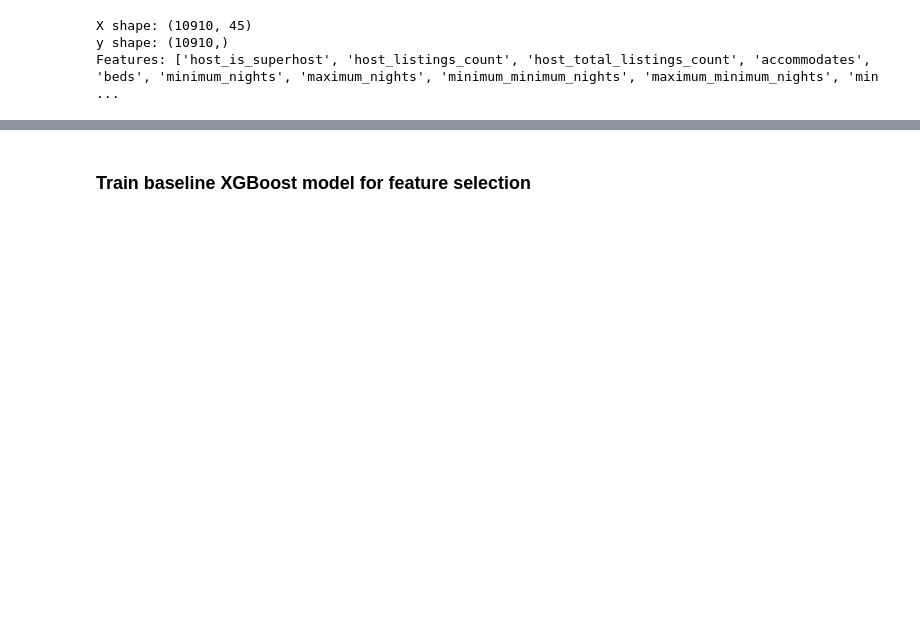
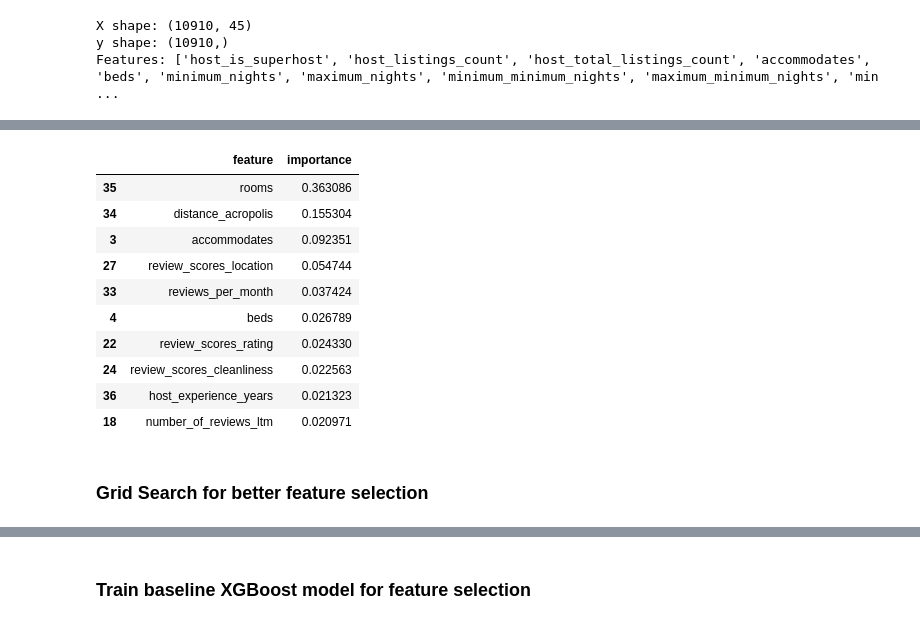
Before and after one commit to Ioannis-Stamatakis/athens-bnb-price-prediction, a Jupyter notebook: athens-bnb-price-prediction.ipynb, the cells around one changed output, grey strips where cells are left out. Cells and saved outputs as stored; diff of their text form; code cells hidden in the pictures; blank space fills up the shorter version.

```diff
--- a/athens-bnb-price-prediction.ipynb
+++ b/athens-bnb-price-prediction.ipynb
@@ -394,0 +372,16 @@ Top 5 Most Important Features:
+# %%
+rf_feature_importance.head(10)
+# %% [output]
+|  | feature | importance |
+| 35 | rooms | 0.363086 |
+| 34 | distance_acropolis | 0.155304 |
+| 3 | accommodates | 0.092351 |
+| 27 | review_scores_location | 0.054744 |
+| 33 | reviews_per_month | 0.037424 |
+| 4 | beds | 0.026789 |
+| 22 | review_scores_rating | 0.024330 |
+| 24 | review_scores_cleanliness | 0.022563 |
+| 36 | host_experience_years | 0.021323 |
+| 18 | number_of_reviews_ltm | 0.020971 |
+# %% [markdown]
+### Grid Search for better feature selection
```
Also changed, not shown: parts of 15 cells of this notebook.
